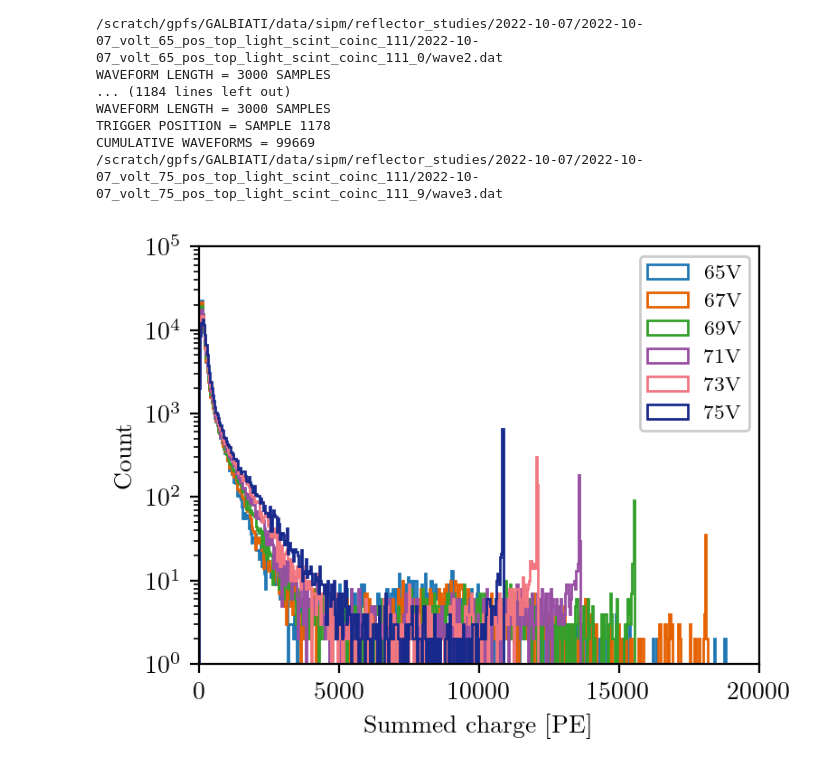
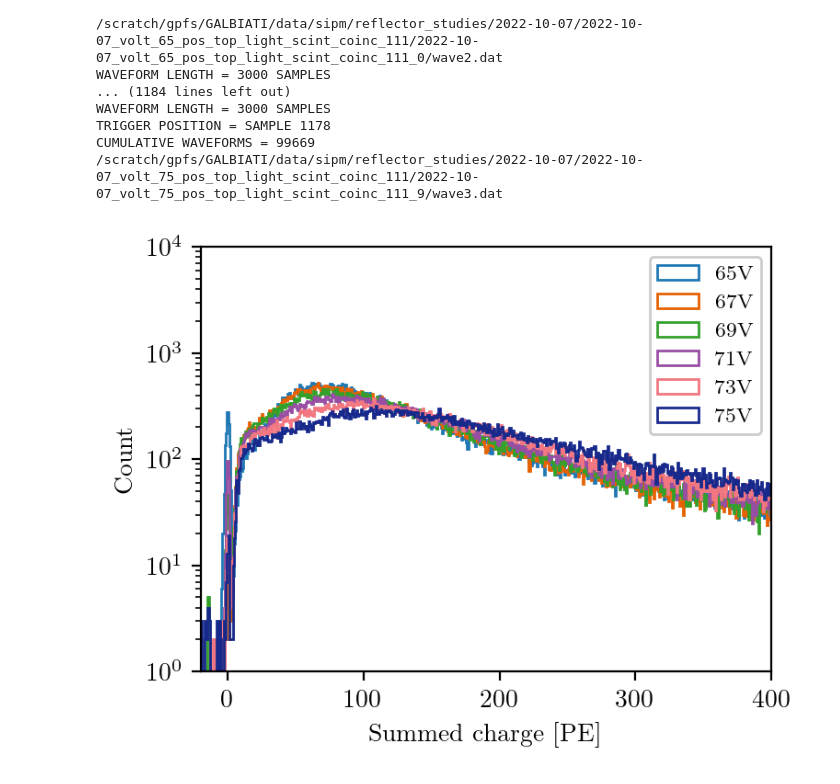
Before and after one commit to darkside-princeton/sipm-analysis, a Jupyter notebook: jupyter/scintillation-allan.ipynb, the cells around one changed output. Cells and saved outputs as stored; diff of their text form; code cells hidden in the pictures.

Commit message:
Update scintillation 1007 data

```diff
--- a/jupyter/scintillation-allan.ipynb
+++ b/jupyter/scintillation-allan.ipynb
@@ -128,8 +127,8 @@ xmin = -20
 xmax = 200
 nbins = 1000
 plt.figure()
-for i,ds in enumerate(ds1006):
-    plt.hist(ds.summed_integral_pe, bins=np.linspace(xmin,xmax,nbins), histtype='step', label=dscrp1006[i])
+for i,dset in enumerate(ds1006):
+    plt.hist(dset.summed_integral_pe, bins=np.linspace(xmin,xmax,nbins), histtype='step', label=dscrp1006[i])
 plt.yscale('log')
 plt.legend(loc='upper right')
 plt.xlim(xmin, xmax)
@@ -148,20 +147,19 @@ TAU1 = [0.05331, 0.09480, 0.06779, 0.07185]
 A2 = [3.412, 1.193, 2.925, 1.794]
 TAU2 = [0.34460, 0.67362, 0.37612, 0.56386]
 
-for i,ds in enumerate(ds1006):
+for i,dset in enumerate(ds1006):
     for ch in range(4):
-        ds.ch[ch].set_pulse_pars(a1=A1[ch], tau1=TAU1[ch], a2=A2[ch], tau2=TAU2[ch])
+        dset.ch[ch].set_pulse_pars(a1=A1[ch], tau1=TAU1[ch], a2=A2[ch], tau2=TAU2[ch])
         plt.subplot(2,2,ch+1)
-        plt.plot(ds.ch[ch].time, abs(ds.ch[ch].avgwf), "{}-".format(colors[i]), label=dscrp1006[i], linewidth=0.5)
-        t0 = ds.ch[ch].trigger_position
-        length = int(5/ds.ch[ch].sample_step)
-        err = np.std(ds.ch[ch].avgwf[:t0])
-        popt,pcov = curve_fit(ds.ch[ch].get_scintillation, ds.ch[ch].time[t0:t0+length], abs(ds.ch[ch].avgwf[t0:t0+length]), p0=[300, 0.05, 40, 1.2], sigma=[err]*length, maxfev=10000)
+        plt.plot(dset.ch[ch].time, abs(dset.ch[ch].avgwf), "{}-".format(colors[i]), label=dscrp1006[i], linewidth=0.5)
+        t0 = dset.ch[ch].trigger_position
+        length = int(5/dset.ch[ch].sample_step)
+        err = np.std(dset.ch[ch].avgwf[:t0])
+        popt,pcov = curve_fit(dset.ch[ch].get_scintillation, dset.ch[ch].time[t0:t0+length], abs(dset.ch[ch].avgwf[t0:t0+length]), p0=[300, 0.05, 40, 1.2], sigma=[err]*length, maxfev=10000)
         print('ch{} A_S={:.3f}+/-{:.3f}  TAU_S={:.4f}+/-{:.4f}us  A_T={:.3f}+/-{:.3f}  TAU_T={:.4f}+/-{:.4f}us'.format(ch,popt[0],np.sqrt(pcov[0,0]),popt[1],np.sqrt(pcov[1,1]),popt[2],np.sqrt(pcov[2,2]),popt[3],np.sqrt(pcov[3,3])))
-        ds.ch[ch].tau_singlet = [popt[1], np.sqrt(pcov[1,1])]
-        ds.ch[ch].tau_triplet = [popt[3], np.sqrt(pcov[3,3])]
-        plt.plot(ds.ch[ch].time[t0:t0+length], ds.ch[ch].get_scintillation(ds.ch[ch].time[t0:t0+length], *popt), "{}--".format(colors[i]), label='{} fit'.format(dscrp1006[i]), linewidth=0.5)
-        # plt.plot(ds.ch[ch].time[t0:t0+length], ds.ch[ch].get_scintillation(ds.ch[ch].time[t0:t0+length], 100, 8e-2, 50, 1.1), "{}--".format(colors[i]), label='{} fit'.format(dscrp1006[i]), linewidth=0.5)
+        dset.ch[ch].tau_singlet = [popt[1], np.sqrt(pcov[1,1])]
+        dset.ch[ch].tau_triplet = [popt[3], np.sqrt(pcov[3,3])]
+        plt.plot(dset.ch[ch].time[t0:t0+length], dset.ch[ch].get_scintillation(dset.ch[ch].time[t0:t0+length], *popt), "{}--".format(colors[i]), label='{} fit'.format(dscrp1006[i]), linewidth=1)
 
 for ch in range(4):
     plt.subplot(2,2,ch+1)
@@ -175,7 +173,7 @@ for ch in range(4):
 
 plt.figure(1, figsize=(3,3))
 for ch in range(4):
-    plt.errorbar(np.arange(4), [ds.ch[ch].tau_triplet[0] for ds in ds1006], yerr=[ds.ch[ch].tau_triplet[1] for ds in ds1006], label='ch{}'.format(ch))
+    plt.errorbar(np.arange(4), [dset.ch[ch].tau_triplet[0] for dset in ds1006], yerr=[dset.ch[ch].tau_triplet[1] for dset in ds1006], label='ch{}'.format(ch))
 plt.xlim(-1, 4)
 plt.ylim(1, 1.4)
 plt.legend()
@@ -256,16 +254,17 @@ CUMULATIVE WAVEFORMS = 99669
 /scratch/gpfs/GALBIATI/data/sipm/reflector_studies/2022-10-07/2022-10-07_volt_75_pos_top_light_scint_coinc_111/2022-10-07_volt_75_pos_top_light_scint_coinc_111_9/wave3.dat
 # %%
 xmin = -20
-xmax = 20000
+xmax = 400
 nbins = 500
 plt.figure()
-for i,ds in enumerate(ds1007):
-    plt.hist(ds.summed_integral_pe, bins=np.linspace(xmin,xmax,nbins), histtype='step', label=dscrp1007[i])
+for i,dset in enumerate(ds1007):
+    plt.hist(dset.summed_integral_pe, bins=np.linspace(xmin,xmax,nbins), histtype='step', label=dscrp1007[i])
 plt.yscale('log')
 plt.legend(loc='upper right')
 plt.xlim(xmin, xmax)
+plt.ylim(1, 1e4)
 plt.xlabel('Summed charge [PE]')
 plt.ylabel('Count')
 plt.show()
 # %% [output]
-[figure, old version]
+[figure, new version]
```
Also changed, not shown: parts of 7 cells of this notebook.
